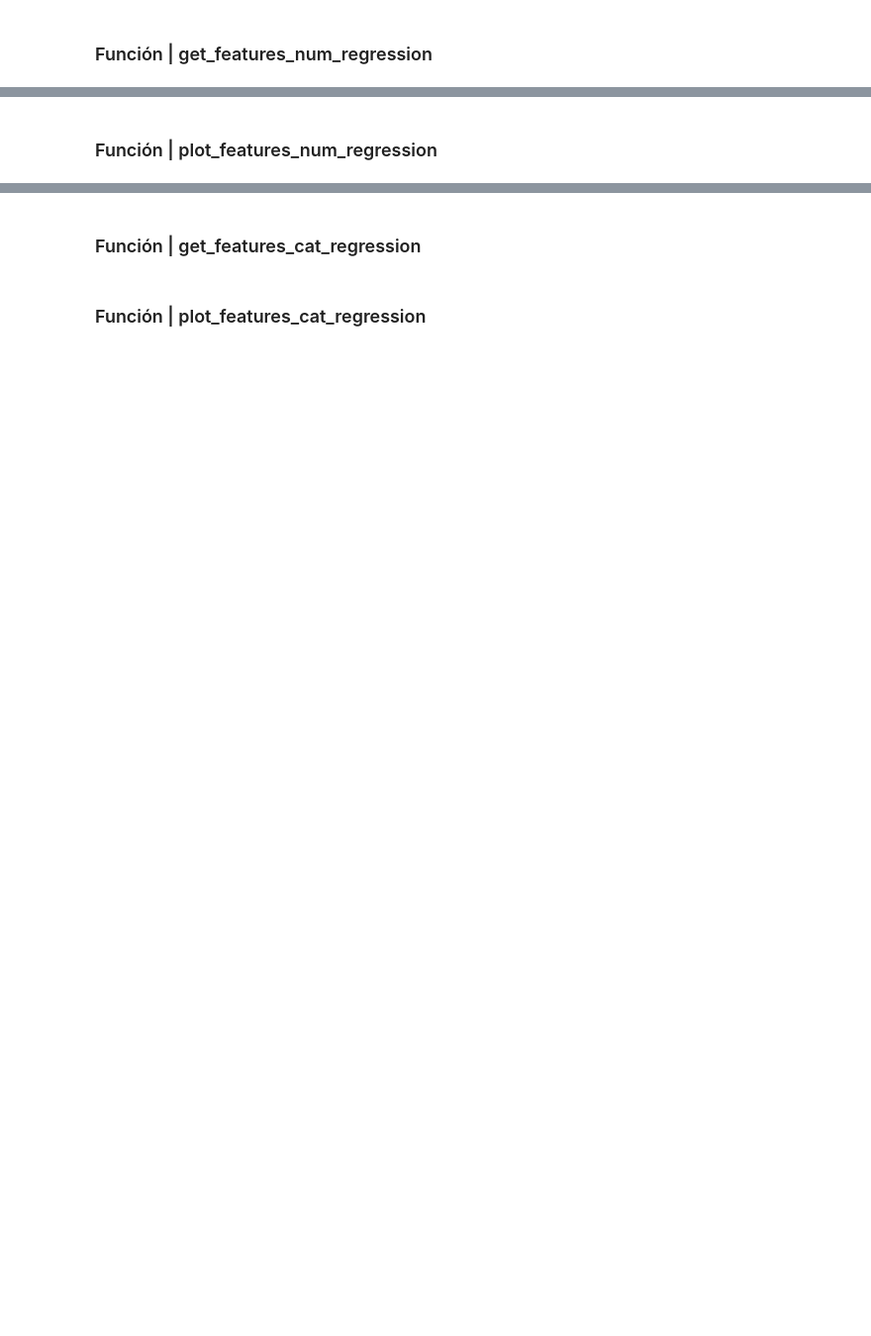
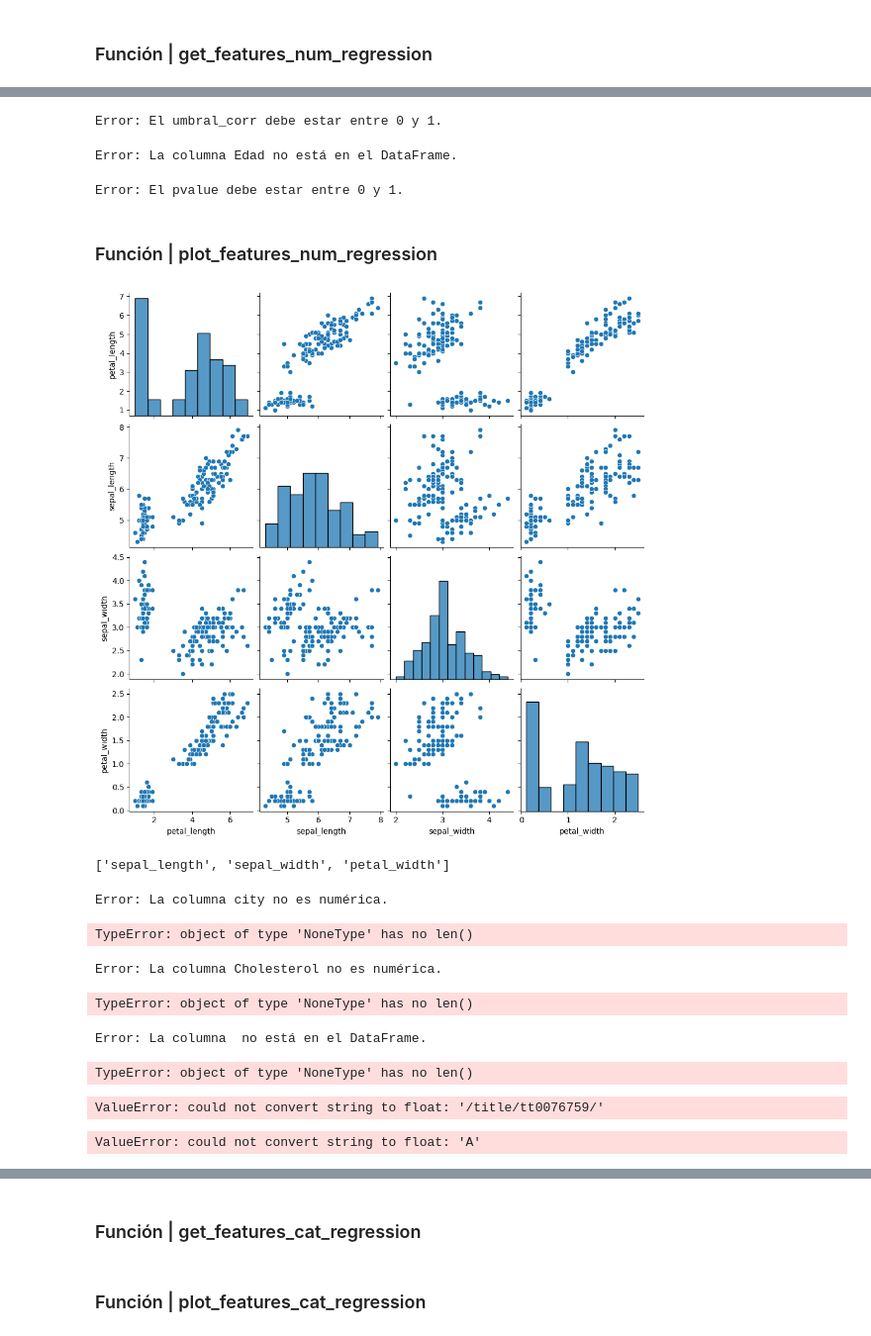
Before and after one commit to marosor/ML_Toolbox, a Jupyter notebook: Team_Challenge/Toolbox_ML/Codigo_Ejemplo_Toolbox_ML.ipynb, the cells around one changed output, grey strips where cells are left out. Shown: that part at 99% size. Cells and saved outputs as stored; diff of their text form; code cells hidden in the pictures; blank space fills up the shorter version.

```diff
--- a/Team_Challenge/Toolbox_ML/Codigo_Ejemplo_Toolbox_ML.ipynb
+++ b/Team_Challenge/Toolbox_ML/Codigo_Ejemplo_Toolbox_ML.ipynb
@@ -29,2 +114,19 @@ boston = pd.read_csv("./data/obligatoria_hard.csv", sep = "|")
 # %% [markdown]
 ### Función | tipifica_variables
+# %%
+def tipifica_variables(df, umbral_categoria, umbral_continua):
+    lista_tipifica = []
+    for columna in df.columns:
+        cardinalidad = len(df[columna].unique())
+        if cardinalidad == 2:
+            lista_tipifica.append("Binaria")
+        elif cardinalidad < umbral_categoria:
+            lista_tipifica.append("Categórica")
+        else:
+            porcentaje_cardinalidad = (cardinalidad / len(df)) * 100
+            if porcentaje_cardinalidad >= umbral_continua:
+                lista_tipifica.append("Numérica Continua")
+            else:
+                lista_tipifica.append("Numérica Discreta")
+    resultado_tipifica = pd.DataFrame({"nombre_variable" : df.columns.tolist(), "tipo_sugerido" : lista_tipifica})
+    return resultado_tipifica
@@ -33,2 +312,64 @@ boston = pd.read_csv("./data/obligatoria_hard.csv", sep = "|")
+# %%
+get_features_num_regression(precio_pizza, "Price", 2, 0.05)
+# %% [output]
+Error: El umbral_corr debe estar entre 0 y 1.
+# %%
+get_features_num_regression(personalidad, "Edad", 0.01, 1)
+# %% [output]
+Error: La columna Edad no está en el DataFrame.
+# %%
+get_features_num_regression(estrellas, "Temperature", .5, 2)
+# %% [output]
+Error: El pvalue debe estar entre 0 y 1.
 # %% [markdown]
 ### Función | plot_features_num_regression
+# %%
+def plot_features_num_regression(df, target_col = "", columns = [], umbral_corr = 0, pvalue = None):
+    if not columns:
+        columns = [col for col in df.columns if np.issubdtype(df[col].dtype, np.number)]
+    else:
+        for col in columns:
+            if col not in df.columns:
+                print(f"Error: La columna {col} no está en el DataFrame.")
+                return None
+    columnas_filtradas = get_features_num_regression(df, target_col, umbral_corr, pvalue)
+    columnas_agrupadas = [columnas_filtradas[i:i+4] for i in range(0, len(columnas_filtradas), 4)]
+    for group in columnas_agrupadas:
+        sns.pairplot(df[[target_col] + group])
+        plt.show()
+    return columnas_filtradas
+# %%
+plot_features_num_regression(iris, "petal_length", ["petal_width", "species"], umbral_corr = 0.4, )
+# %% [output]
+[figure, added]
+['sepal_length', 'sepal_width', 'petal_width']
+# %%
+plot_features_num_regression(brujas, "city", umbral_corr =  1, pvalue=0.2)
+# Sale bien el aviso de que no es numñerica, pero se genera otro error
+# %% [output]
+Error: La columna city no es numérica.
+TypeError: object of type 'NoneType' has no len()
+# %%
+plot_features_num_regression(drogas, "Cholesterol", ["Age", "Sex"])
+# Mismo error que antes. Detecta bien que no es numérica la target, pero si la cambio por numérica
+# desaparece el error (es decir, aunque detecta el error y avisa, igual de TypeError si el target no
+# es numérica)
+# %% [output]
+Error: La columna Cholesterol no es numérica.
+TypeError: object of type 'NoneType' has no len()
+# %%
+plot_features_num_regression(consumo_alcohol, "", ["beer_servings", "spirit_servings", "wine_servings"], umbral_corr = 0.4, pvalue=1.3)
+# Mismo error que antes, tanto si la columna target no es numérica como si está en blanco
+# %% [output]
+Error: La columna  no está en el DataFrame.
+TypeError: object of type 'NoneType' has no len()
+# %%
+plot_features_num_regression(pelis, "Gross", ["Cast1", "Cast2", "Cast3", "Cast4"])
+# Error por una columna que ni es target ni está en la lista
+# %% [output]
+ValueError: could not convert string to float: '/title/tt0076759/'
+# %%
+plot_features_num_regression(precio_pizza, " Size by Inch", ["Restaurant", "Extra Cheeze", "Extra Mushroom"], umbral_corr = 0.4, pvalue=.9)
+# Da error cuando una columna de la lista ni es numérica
+# %% [output]
+ValueError: could not convert string to float: 'A'
```
Also changed, not shown: parts of 27 cells of this notebook, 3 other files.
